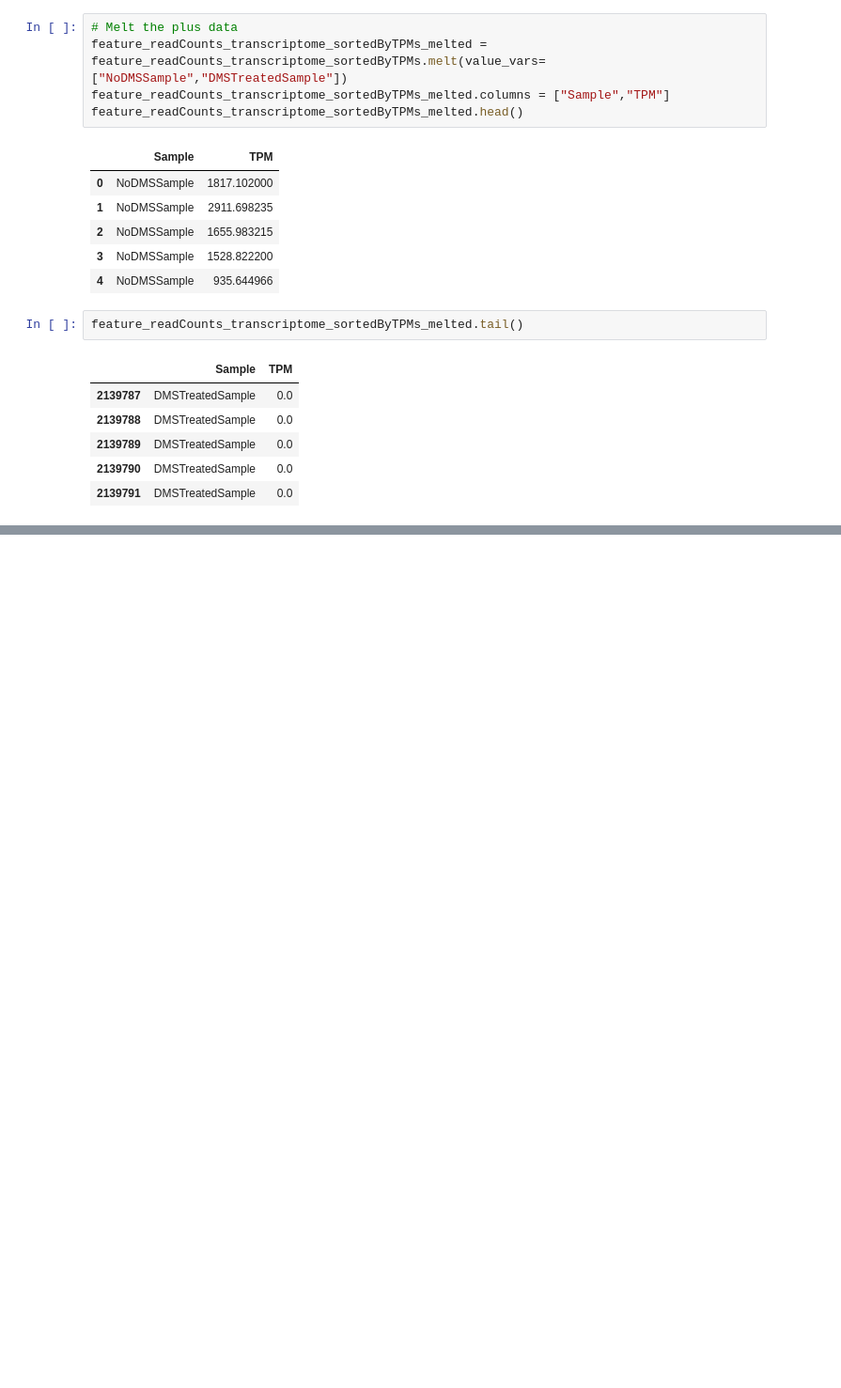
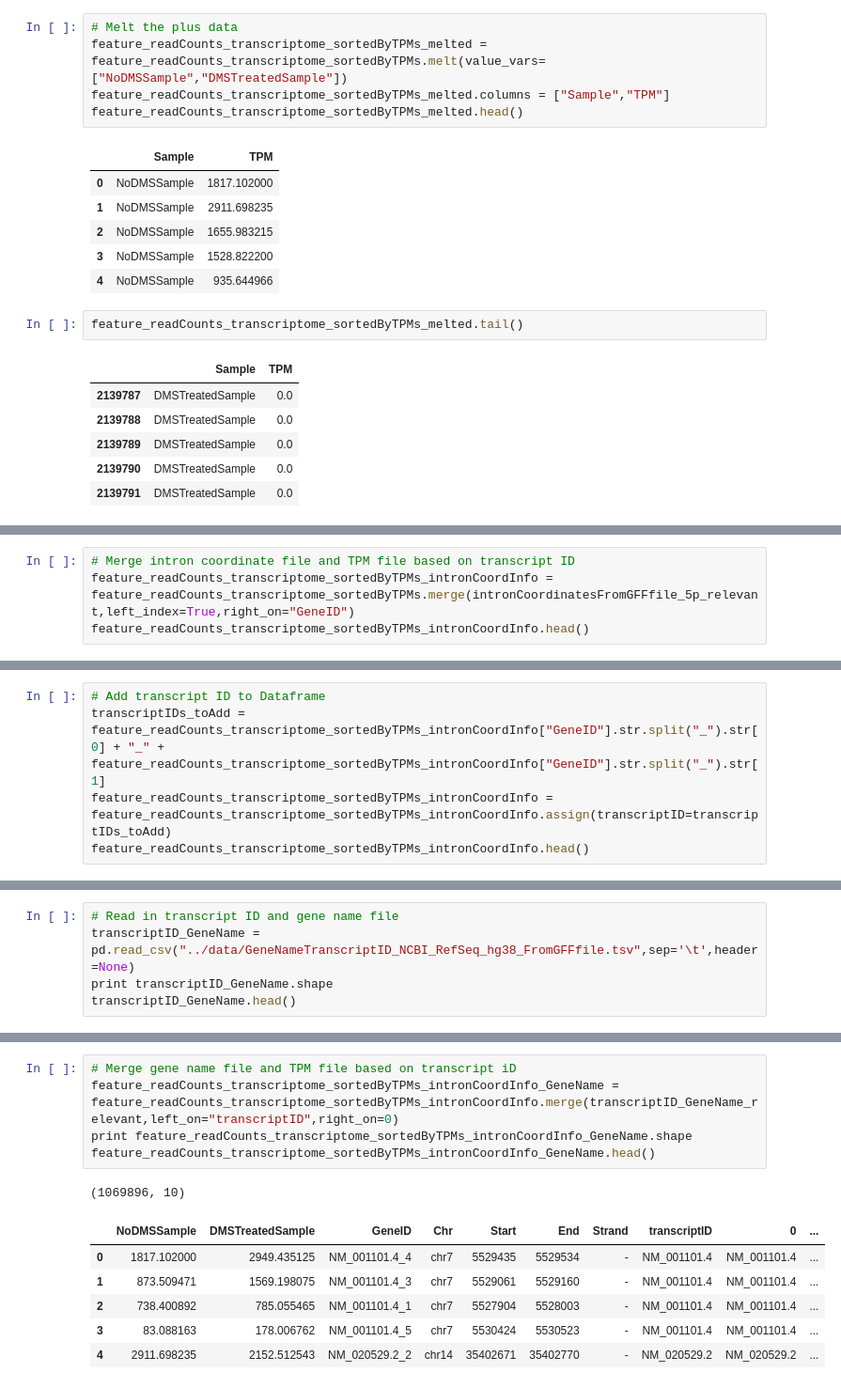
Before and after one commit to JayKu4418/Rapunzel-ExonIntronBoundaryStructures_Scripts, a Jupyter notebook: FeatureCounts_CompareExonIntronBoundaries_MadrasinHiSeqOctober2018.ipynb, the cells around one changed output, grey strips where cells are left out. Shown at 94% size. Cells and saved outputs as stored; diff of their text form; blank space fills up the shorter version.

```diff
--- a/FeatureCounts_CompareExonIntronBoundaries_MadrasinHiSeqOctober2018.ipynb
+++ b/FeatureCounts_CompareExonIntronBoundaries_MadrasinHiSeqOctober2018.ipynb
@@ -221,0 +268,4 @@ p
+# %%
+# Merge intron coordinate file and TPM file based on transcript ID
+feature_readCounts_transcriptome_sortedByTPMs_intronCoordInfo = feature_readCounts_transcriptome_sortedByTPMs.merge(intronCoordinatesFromGFFfile_5p_relevant,left_index=True,right_on="GeneID")
+feature_readCounts_transcriptome_sortedByTPMs_intronCoordInfo.head()
@@ -221,0 +279,5 @@ p
+# %%
+# Add transcript ID to Dataframe
+transcriptIDs_toAdd = feature_readCounts_transcriptome_sortedByTPMs_intronCoordInfo["GeneID"].str.split("_").str[0] + "_" + feature_readCounts_transcriptome_sortedByTPMs_intronCoordInfo["GeneID"].str.split("_").str[1]
+feature_readCounts_transcriptome_sortedByTPMs_intronCoordInfo = feature_readCounts_transcriptome_sortedByTPMs_intronCoordInfo.assign(transcriptID=transcriptIDs_toAdd)
+feature_readCounts_transcriptome_sortedByTPMs_intronCoordInfo.head()
@@ -221,0 +291,5 @@ p
+# %%
+# Read in transcript ID and gene name file
+transcriptID_GeneName = pd.read_csv("../data/GeneNameTranscriptID_NCBI_RefSeq_hg38_FromGFFfile.tsv",sep='\t',header=None)
+print transcriptID_GeneName.shape
+transcriptID_GeneName.head()
@@ -221,0 +310,13 @@ p
+# %%
+# Merge gene name file and TPM file based on transcript iD
+feature_readCounts_transcriptome_sortedByTPMs_intronCoordInfo_GeneName = feature_readCounts_transcriptome_sortedByTPMs_intronCoordInfo.merge(transcriptID_GeneName_relevant,left_on="transcriptID",right_on=0)
+print feature_readCounts_transcriptome_sortedByTPMs_intronCoordInfo_GeneName.shape
+feature_readCounts_transcriptome_sortedByTPMs_intronCoordInfo_GeneName.head()
+# %% [output]
+(1069896, 10)
+|  | NoDMSSample | DMSTreatedSample | GeneID | Chr | Start | End | Strand | transcriptID | 0 | ... |
+| 0 | 1817.102000 | 2949.435125 | NM_001101.4_4 | chr7 | 5529435 | 5529534 | - | NM_001101.4 | NM_001101.4 | ... |
+| 1 | 873.509471 | 1569.198075 | NM_001101.4_3 | chr7 | 5529061 | 5529160 | - | NM_001101.4 | NM_001101.4 | ... |
+| 2 | 738.400892 | 785.055465 | NM_001101.4_1 | chr7 | 5527904 | 5528003 | - | NM_001101.4 | NM_001101.4 | ... |
+| 3 | 83.088163 | 178.006762 | NM_001101.4_5 | chr7 | 5530424 | 5530523 | - | NM_001101.4 | NM_001101.4 | ... |
+| 4 | 2911.698235 | 2152.512543 | NM_020529.2_2 | chr14 | 35402671 | 35402770 | - | NM_020529.2 | NM_020529.2 | ... |
```
Also changed, not shown: parts of 15 cells of this notebook, 6 other files.
